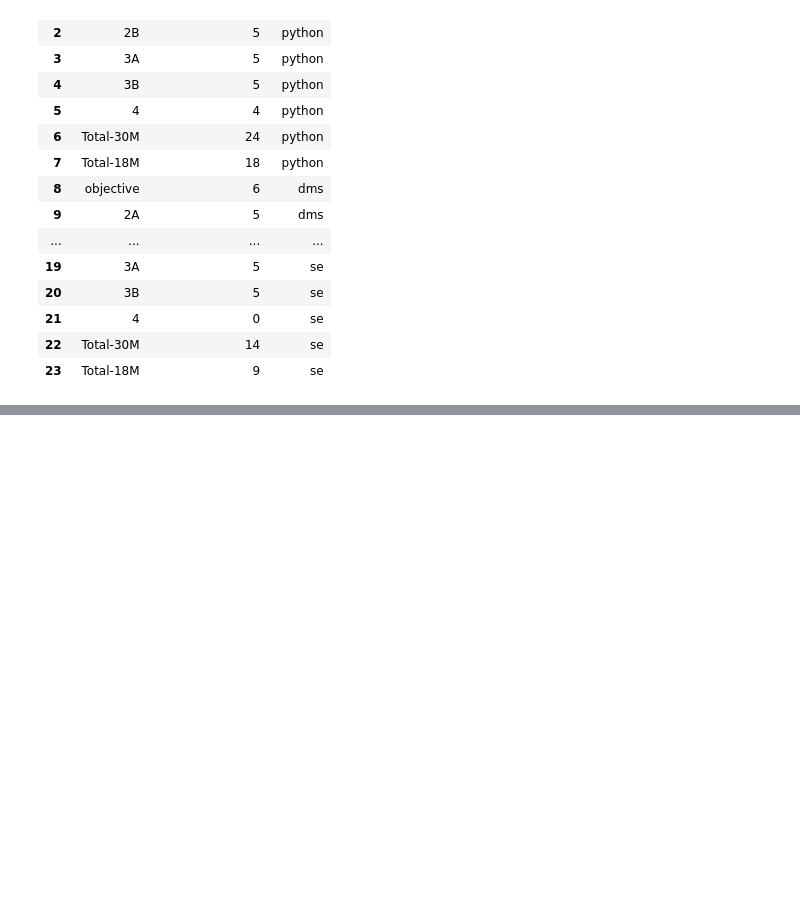
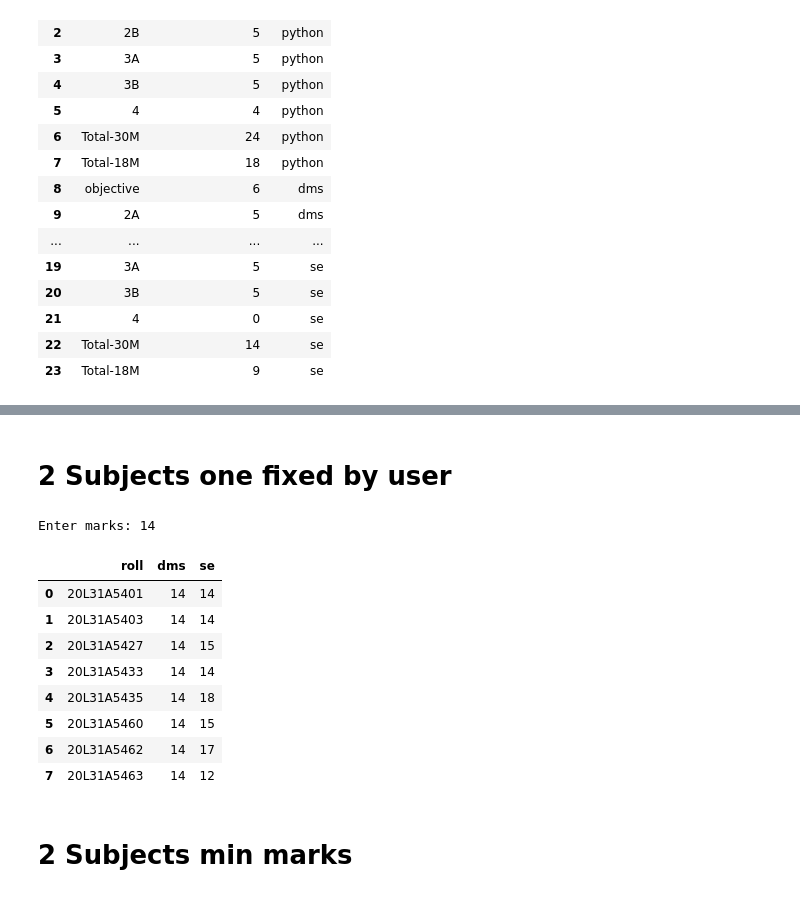
Before and after one commit to sasivatsal7122/Student-Marks-yonolesees-VIIT, a Jupyter notebook: yonolsees-2.ipynb, the cells around one changed output, grey strips where cells are left out. Saved outputs shown, nothing was run; the diff lists cells and outputs as text; code cells hidden in the pictures; blank space fills up the shorter version.

```diff
--- a/yonolsees-2.ipynb
+++ b/yonolsees-2.ipynb
@@ -967,0 +877,30 @@ Enter two values: 2 6
+# %% [markdown]
+# 2 Subjects one fixed by user
+# %%
+# Gives a DF in which one subject is fixed with constant value
+
+x = int(input("Enter marks: "))
+eqmarks_df = pd.DataFrame()
+eqmarks_df['roll'] = dms['roll']
+eqmarks_df['dms'] = dms['Total-18M']
+eqmarks_df['se'] = python['Total-18M']
+eqmarks_df['marksmatch'] = np.where(eqmarks_df['dms'] == x, True, False)
+eqmarks_df = eqmarks_df.loc[eqmarks_df.marksmatch, :]
+eqmarks_df.drop('marksmatch',axis=1,inplace=True)
+eqmarks_df.reset_index(inplace=True)
+eqmarks_df.drop('index',axis=1,inplace=True)
+eqmarks_df.head(20)
+# %% [output]
+Enter marks: 14
+|  | roll | dms | se |
+| 0 | 20L31A5401 | 14 | 14 |
+| 1 | 20L31A5403 | 14 | 14 |
+| 2 | 20L31A5427 | 14 | 15 |
+| 3 | 20L31A5433 | 14 | 14 |
+| 4 | 20L31A5435 | 14 | 18 |
+| 5 | 20L31A5460 | 14 | 15 |
+| 6 | 20L31A5462 | 14 | 17 |
+| 7 | 20L31A5463 | 14 | 12 |
+# %% [markdown]
+
+# 2 Subjects min marks
```
Also changed, not shown: parts of 20 cells of this notebook.
